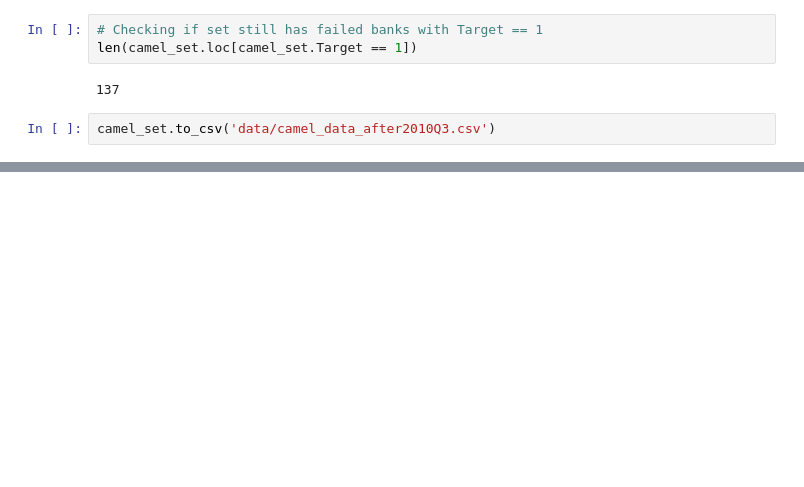
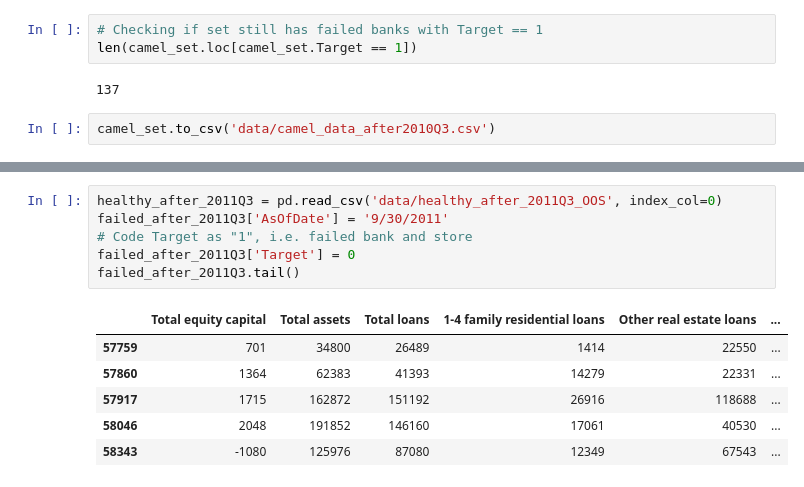
Before and after one commit to allaccountstaken/predicting_bank_distress, a Jupyter notebook: create_camel_dataset.ipynb, the cells around one changed output, grey strips where cells are left out. Saved outputs shown, nothing was run; the diff lists cells and outputs as text; blank space fills up the shorter version.

```diff
--- a/create_camel_dataset.ipynb
+++ b/create_camel_dataset.ipynb
@@ -648,0 +677,13 @@ camel_set.to_csv('data/camel_data_after2010Q3.csv')
+# %%
+healthy_after_2011Q3 = pd.read_csv('data/healthy_after_2011Q3_OOS', index_col=0)
+failed_after_2011Q3['AsOfDate'] = '9/30/2011'
+# Code Target as "1", i.e. failed bank and store
+failed_after_2011Q3['Target'] = 0
+failed_after_2011Q3.tail()
+# %% [output]
+|  | Total equity capital | Total assets | Total loans | 1-4 family residential loans | Other real estate loans | ... |
+| 57759 | 701 | 34800 | 26489 | 1414 | 22550 | ... |
+| 57860 | 1364 | 62383 | 41393 | 14279 | 22331 | ... |
+| 57917 | 1715 | 162872 | 151192 | 26916 | 118688 | ... |
+| 58046 | 2048 | 191852 | 146160 | 17061 | 40530 | ... |
+| 58343 | -1080 | 125976 | 87080 | 12349 | 67543 | ... |
```
Also changed, not shown: parts of 8 cells of this notebook, 3 other files.
